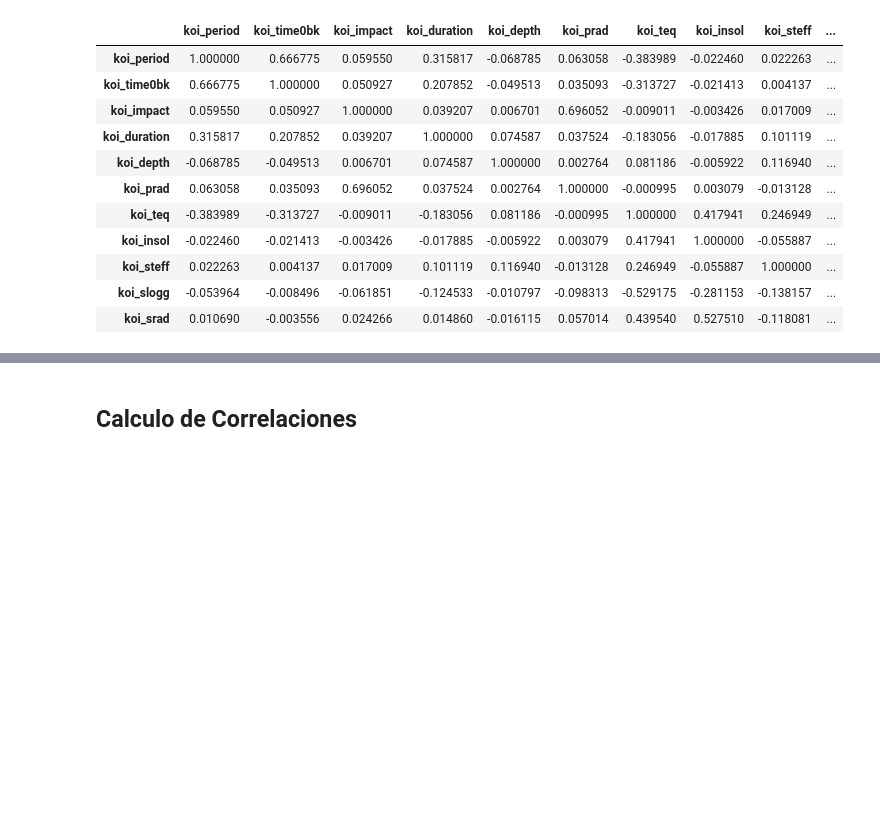
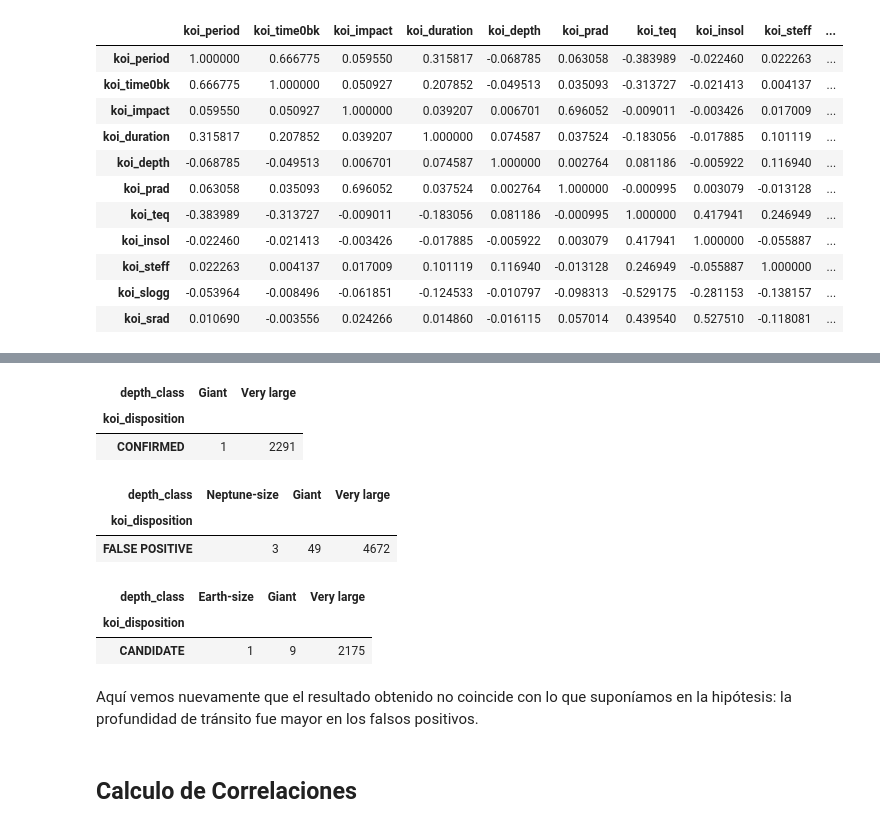
Before and after one commit to lvalencia232/KeplerExoplanet, a Jupyter notebook: kepler_exoplanet.ipynb, the cells around one changed output, grey strips where cells are left out. Saved outputs shown, nothing was run; the diff lists cells and outputs as text; code cells hidden in the pictures; blank space fills up the shorter version.

```diff
--- a/kepler_exoplanet.ipynb
+++ b/kepler_exoplanet.ipynb
@@ -1066,0 +1114,6 @@ df_copy2[trans_prop + stellar_par].corr()
+# %%
+bins = [0, 0.05, 0.5, 5, 20, df['koi_depth'].max()]
+labels = ['Earth-size', 'Super-Earth', 'Neptune-size', 'Giant', 'Very large']
+confirmed['depth_class'] = pd.cut(confirmed['koi_depth'], bins=bins, labels=labels, include_lowest=True)
+false_positive['depth_class'] = pd.cut(false_positive['koi_depth'], bins=bins, labels=labels, include_lowest=True)
+candidate['depth_class'] = pd.cut(candidate['koi_depth'], bins=bins, labels=labels, include_lowest=True)
@@ -1067,3 +1136,23 @@ df_copy2[trans_prop + stellar_par].corr()
+# %%
+pd.crosstab(confirmed['koi_disposition'], confirmed['depth_class'])
+# %% [output]
+| depth_class | Giant | Very large |
+| koi_disposition |  |  |
+| CONFIRMED | 1 | 2291 |
+# %%
+pd.crosstab(false_positive['koi_disposition'], false_positive['depth_class'])
+# %% [output]
+| depth_class | Neptune-size | Giant | Very large |
+| koi_disposition |  |  |  |
+| FALSE POSITIVE | 3 | 49 | 4672 |
+# %%
+pd.crosstab(candidate['koi_disposition'], candidate['depth_class'])
+# %% [output]
+| depth_class | Earth-size | Giant | Very large |
+| koi_disposition |  |  |  |
+| CANDIDATE | 1 | 9 | 2175 |
+# %% [markdown]
+Aquí vemos nuevamente que el resultado obtenido no coincide con lo que suponíamos en la hipótesis: la profundidad de tránsito fue mayor en los falsos positivos.
 # %% [markdown]
 ## Calculo de Correlaciones
 # %%
```
Also changed, not shown: parts of 8 cells of this notebook.
